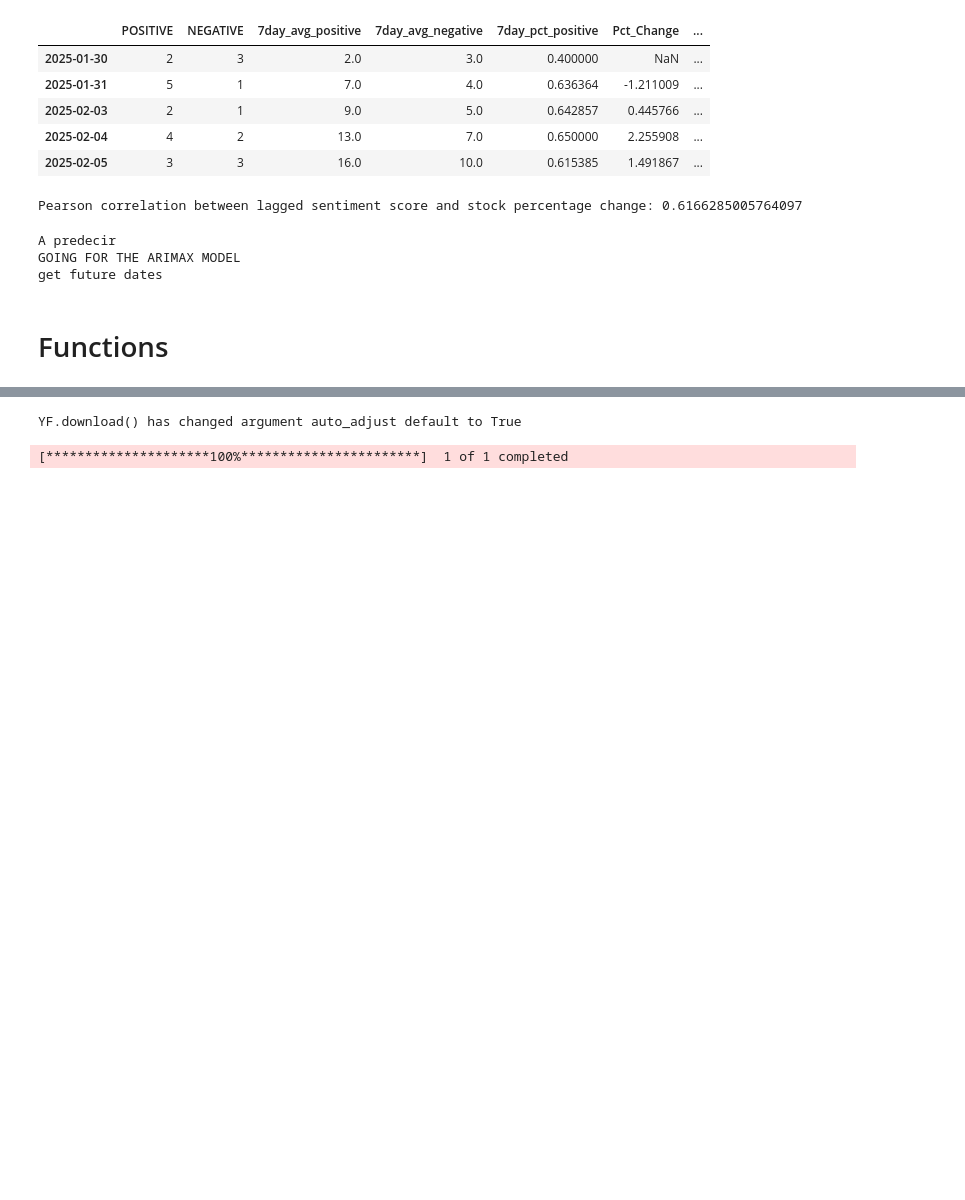
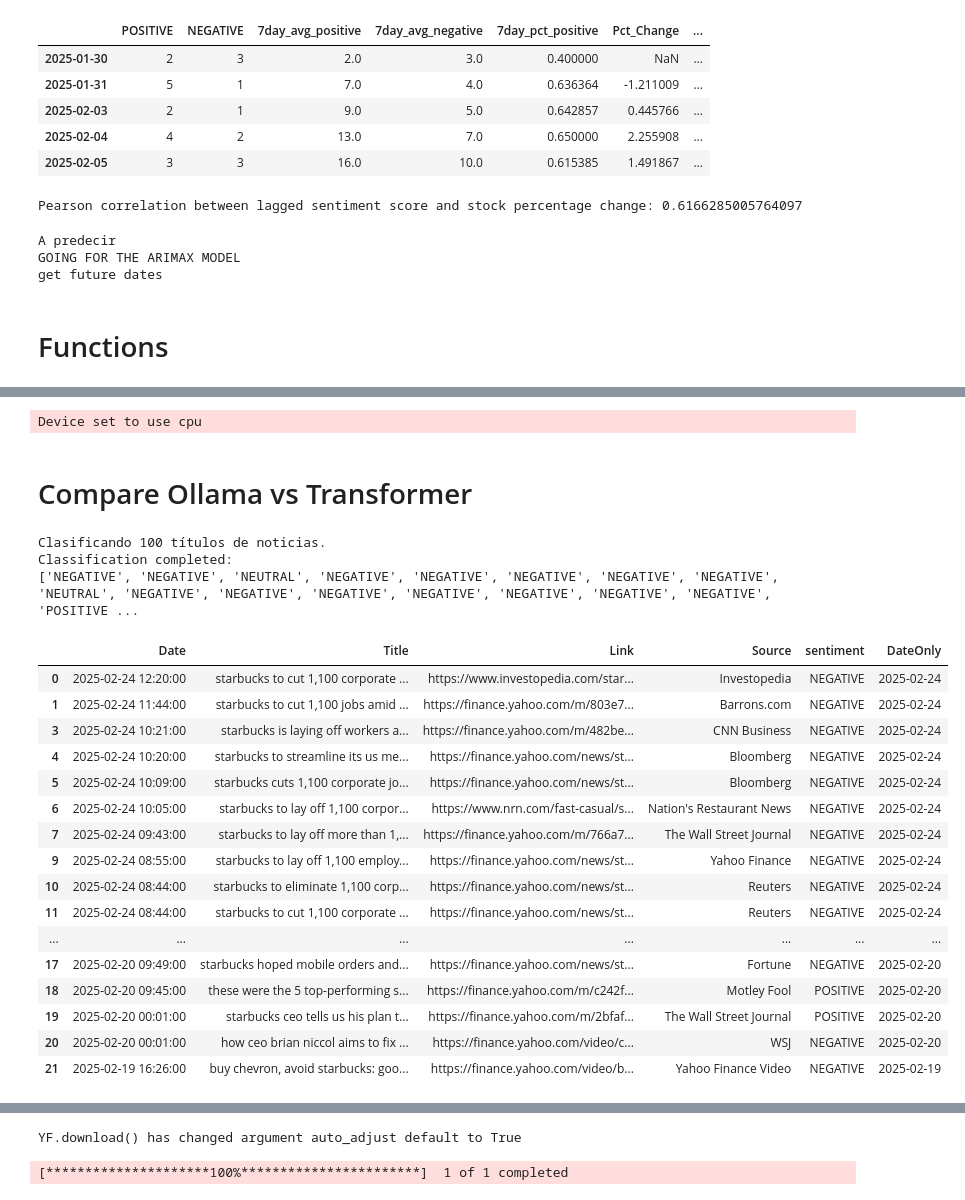
Before and after one commit to jamesrubio23/Finance, a Jupyter notebook: Trading/Ollama_Stock_Price_Prediciton/assets_experiments.ipynb, the cells around one changed output, grey strips where cells are left out. Saved outputs shown, nothing was run; the diff lists cells and outputs as text; code cells hidden in the pictures; blank space fills up the shorter version.

Commit message:
transformer added

```diff
--- a/Trading/Ollama_Stock_Price_Prediciton/assets_experiments.ipynb
+++ b/Trading/Ollama_Stock_Price_Prediciton/assets_experiments.ipynb
@@ -1938,0 +1958,6 @@ def create_plot(combined_df, forecast_mean, forecast_ci, forecast_index):
+# %%
+from transformers import pipeline
+
+classifier = pipeline("sentiment-analysis", model="distilbert-base-uncased-finetuned-sst-2-english")
+# %% [output]
+Device set to use cpu
@@ -1938,0 +1996,31 @@ def create_plot(combined_df, forecast_mean, forecast_ci, forecast_index):
+# %% [markdown]
+# Compare Ollama vs Transformer
+# %%
+ticker ='SBUX'
+news_df_original = get_news_ticker(ticker)
+# %%
+news_df_transformer = get_news_data(news_df_original)
+# %% [output]
+Clasificando 100 títulos de noticias.
+Classification completed:
+['NEGATIVE', 'NEGATIVE', 'NEUTRAL', 'NEGATIVE', 'NEGATIVE', 'NEGATIVE', 'NEGATIVE', 'NEGATIVE', 'NEUTRAL', 'NEGATIVE', 'NEGATIVE', 'NEGATIVE', 'NEGATIVE', 'NEGATIVE', 'NEGATIVE', 'NEGATIVE', 'POSITIVE ...
+# %%
+news_df_transformer.head(20)
+# %% [output]
+|  | Date | Title | Link | Source | sentiment | DateOnly |
+| 0 | 2025-02-24 12:20:00 | starbucks to cut 1,100 corporate ... | https://www.investopedia.com/star... | Investopedia | NEGATIVE | 2025-02-24 |
+| 1 | 2025-02-24 11:44:00 | starbucks to cut 1,100 jobs amid ... | https://finance.yahoo.com/m/803e7... | Barrons.com | NEGATIVE | 2025-02-24 |
+| 3 | 2025-02-24 10:21:00 | starbucks is laying off workers a... | https://finance.yahoo.com/m/482be... | CNN Business | NEGATIVE | 2025-02-24 |
+| 4 | 2025-02-24 10:20:00 | starbucks to streamline its us me... | https://finance.yahoo.com/news/st... | Bloomberg | NEGATIVE | 2025-02-24 |
+| 5 | 2025-02-24 10:09:00 | starbucks cuts 1,100 corporate jo... | https://finance.yahoo.com/news/st... | Bloomberg | NEGATIVE | 2025-02-24 |
+| 6 | 2025-02-24 10:05:00 | starbucks to lay off 1,100 corpor... | https://www.nrn.com/fast-casual/s... | Nation's Restaurant News | NEGATIVE | 2025-02-24 |
+| 7 | 2025-02-24 09:43:00 | starbucks to lay off more than 1,... | https://finance.yahoo.com/m/766a7... | The Wall Street Journal | NEGATIVE | 2025-02-24 |
+| 9 | 2025-02-24 08:55:00 | starbucks to lay off 1,100 employ... | https://finance.yahoo.com/news/st... | Yahoo Finance | NEGATIVE | 2025-02-24 |
+| 10 | 2025-02-24 08:44:00 | starbucks to eliminate 1,100 corp... | https://finance.yahoo.com/news/st... | Reuters | NEGATIVE | 2025-02-24 |
+| 11 | 2025-02-24 08:44:00 | starbucks to cut 1,100 corporate ... | https://finance.yahoo.com/news/st... | Reuters | NEGATIVE | 2025-02-24 |
+| ... | ... | ... | ... | ... | ... | ... |
+| 17 | 2025-02-20 09:49:00 | starbucks hoped mobile orders and... | https://finance.yahoo.com/news/st... | Fortune | NEGATIVE | 2025-02-20 |
+| 18 | 2025-02-20 09:45:00 | these were the 5 top-performing s... | https://finance.yahoo.com/m/c242f... | Motley Fool | POSITIVE | 2025-02-20 |
+| 19 | 2025-02-20 00:01:00 | starbucks ceo tells us his plan t... | https://finance.yahoo.com/m/2bfaf... | The Wall Street Journal | POSITIVE | 2025-02-20 |
+| 20 | 2025-02-20 00:01:00 | how ceo brian niccol aims to fix ... | https://finance.yahoo.com/video/c... | WSJ | NEGATIVE | 2025-02-20 |
+| 21 | 2025-02-19 16:26:00 | buy chevron, avoid starbucks: goo... | https://finance.yahoo.com/video/b... | Yahoo Finance Video | NEGATIVE | 2025-02-19 |
```
Also changed, not shown: parts of 16 cells of this notebook, 4 other files.
